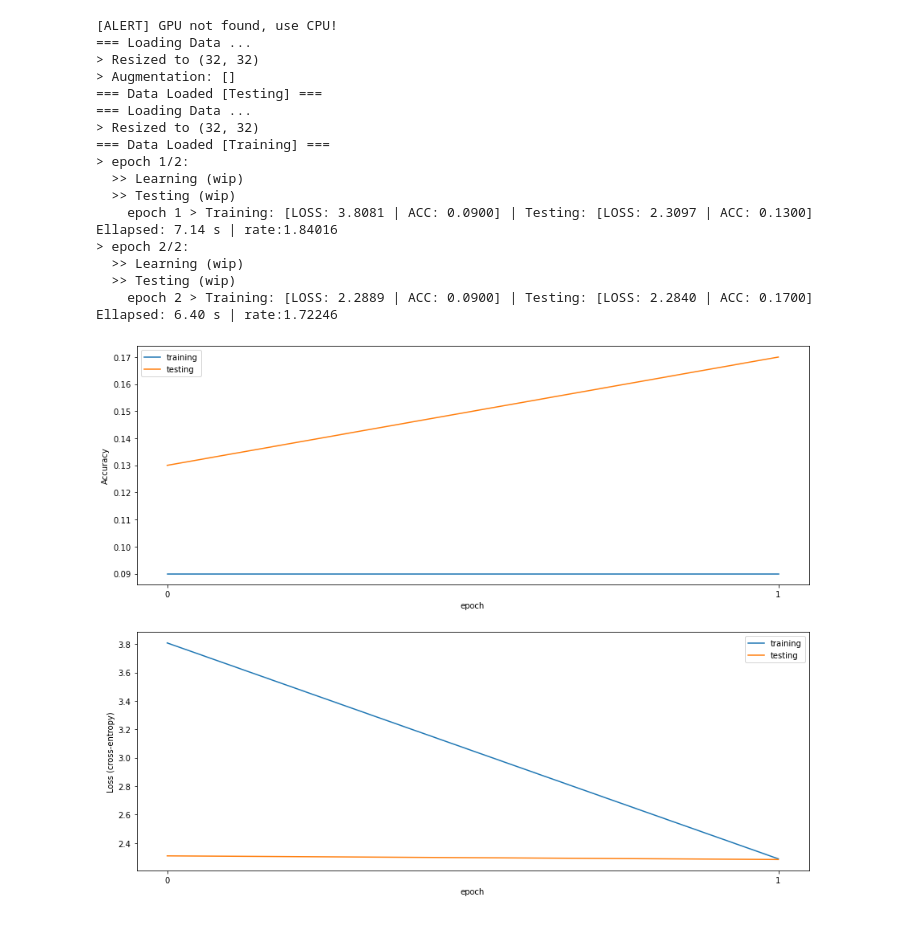
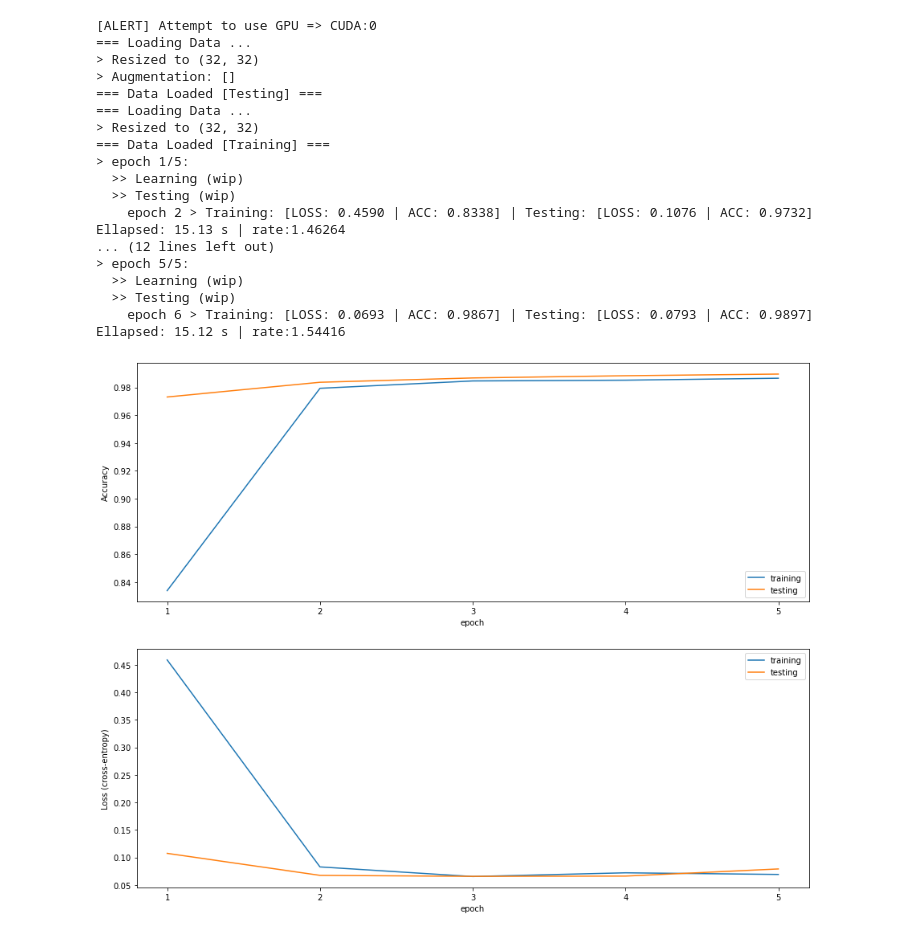
Before and after one commit to jaku-jaku/my_undergrad_course_works, a Jupyter notebook: CS 480/A4 Package/My Solution/src_code/main.ipynb, the cells around one changed output. Cells and saved outputs as stored; diff of their text form; code cells hidden in the pictures.

```diff
--- a/CS 480/A4 Package/My Solution/src_code/main.ipynb
+++ b/CS 480/A4 Package/My Solution/src_code/main.ipynb
@@ -10,36 +9,37 @@ MAX_SAMPLES     = None # Default: None => all data
 VERBOSE_LEVEL   = a4_lib.VerboseLevel.HIGH
 # %%
 # Raw Trial:
-model1 = a4_ex1_solution.solve_a4_ex1(
+a4_ex1_solution.solve_a4_ex1(
     # USER DEFINE: ----- ----- ----- ----- ----- ----- ----- ----- ----- #
     TOTA_NUM_EPOCHS = NUM_EPOCH,
     LEARNING_RATE   = LEARNING_RATE,
     BATCH_SIZE      = BATCH_SIZE,
     MAX_SAMPLES     = MAX_SAMPLES, # Default: None => all data
     # const:
     OUT_DIR_E1      = "output/E1",
     IMG_SIZE        = (32, 32),
     VERBOSE_LEVEL   = a4_lib.VerboseLevel.HIGH,
     TRAINING_AUG    = [], # Options: ["HFlip", "VFlip", "GAUSS-0.01"],
 )
 # %% [output]
-[ALERT] GPU not found, use CPU!
+[ALERT] Attempt to use GPU => CUDA:0
 === Loading Data ...
 > Resized to (32, 32)
 > Augmentation: []
 === Data Loaded [Testing] ===
 === Loading Data ...
 > Resized to (32, 32)
 === Data Loaded [Training] ===
-> epoch 1/2:
+> epoch 1/5:
   >> Learning (wip)
   >> Testing (wip)
-    epoch 1 > Training: [LOSS: 3.8081 | ACC: 0.0900] | Testing: [LOSS: 2.3097 | ACC: 0.1300] Ellapsed: 7.14 s | rate:1.84016
-> epoch 2/2:
+    epoch 2 > Training: [LOSS: 0.4590 | ACC: 0.8338] | Testing: [LOSS: 0.1076 | ACC: 0.9732] Ellapsed: 15.13 s | rate:1.46264
+... (12 lines left out)
+> epoch 5/5:
   >> Learning (wip)
   >> Testing (wip)
-    epoch 2 > Training: [LOSS: 2.2889 | ACC: 0.0900] | Testing: [LOSS: 2.2840 | ACC: 0.1700] Ellapsed: 6.40 s | rate:1.72246
+    epoch 6 > Training: [LOSS: 0.0693 | ACC: 0.9867] | Testing: [LOSS: 0.0793 | ACC: 0.9897] Ellapsed: 15.12 s | rate:1.54416
-[figure, old version]
+[figure, new version]
 ==== P4.3 : Test: HFlip-1
 === Loading Data ...
 > Resized to (32, 32)
```
Also changed, not shown: parts of 4 cells of this notebook, 2 other files.
